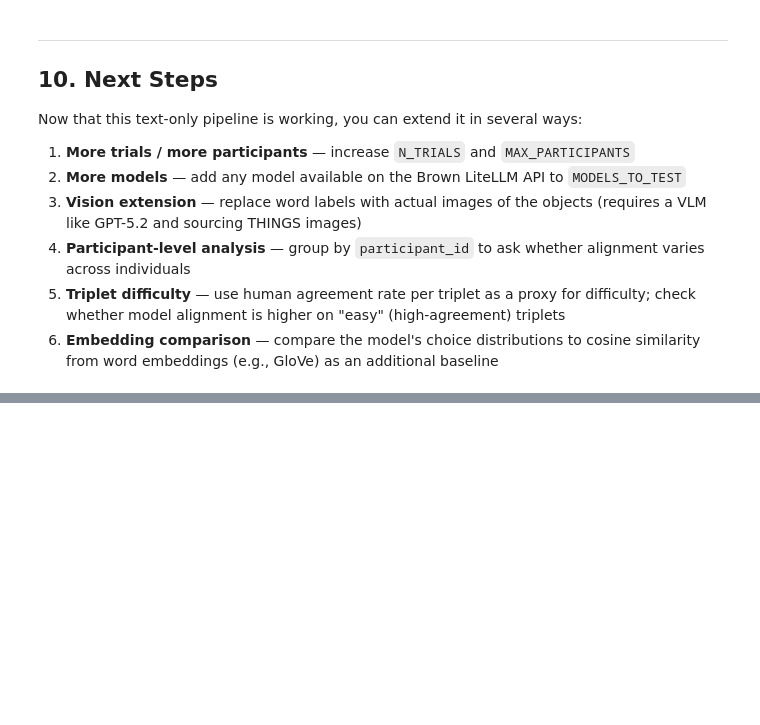
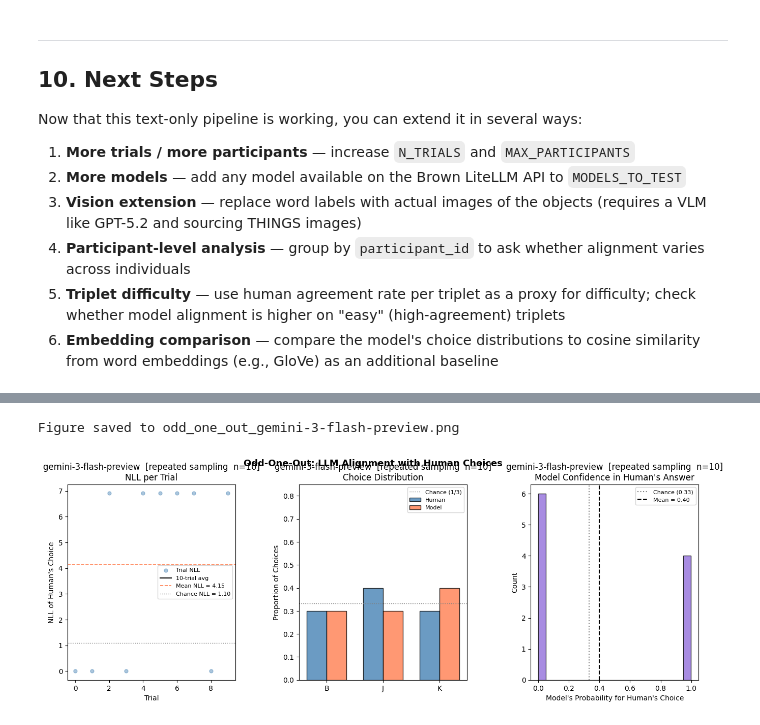
Before and after one commit to BaritoDespacito/CPSY-1950-Project-Demo, a Jupyter notebook: odd_one_out_pipeline.ipynb, the cells around one changed output, grey strips where cells are left out. Drawn from its saved outputs; the diff is of its cells as text; code cells hidden in the pictures; blank space fills up the shorter version.

```diff
--- a/odd_one_out_pipeline.ipynb
+++ b/odd_one_out_pipeline.ipynb
@@ -614,0 +1117,31 @@ Now that this text-only pipeline is working, you can extend it in several ways:
+# %%
+# ── Configuration ─────────────────────────────────────────────────────────────
+SAMPLING_MODEL       = "gemini-3-flash-preview"
+N_TRIALS_SAMPLING    = 10
+N_SAMPLES_PER_TRIAL  = 10
+SAMPLING_SEED        = 42
+# ─────────────────────────────────────────────────────────────────────────────
+
+sampling_trial_subset, sampling_coverage = select_vision_trials(
+    all_trials, N_TRIALS_SAMPLING, seed=SAMPLING_SEED
+)
+
+print(f"\nRunning: {SAMPLING_MODEL}  ({N_SAMPLES_PER_TRIAL} samples/trial)")
+gemini_results = run_odd_one_out_sampling(
+    model_id    = SAMPLING_MODEL,
+    trials      = sampling_trial_subset,
+    n_samples   = N_SAMPLES_PER_TRIAL,
+    temperature = 1.0,
+    use_vision  = False,   # flip to True once THINGS images are downloaded
+    verbose     = True,
+)
+
+gemini_df = pd.DataFrame(gemini_results)
+print(f"\n--- Results: {SAMPLING_MODEL} (sampling n={N_SAMPLES_PER_TRIAL}) ---")
+print(f"  Top-1 accuracy (vs human): {gemini_df['correct'].mean():.3f}")
+print(f"  Mean NLL:                  {gemini_df['nll'].mean():.3f}  (chance = {math.log(3):.3f})")
+print(f"  Mean parse failures/trial: {gemini_df['n_parse_failed'].mean():.1f}")
+print(f"  Fully image-only trials:   {sampling_coverage['n_image_only']}/{len(sampling_trial_subset)}"
+      f" ({sampling_coverage['pct_image_only']:.0%})")
+print(f"  Partial image trials:      {sampling_coverage['n_partial_image']}/{len(sampling_trial_subset)}")
+print(f"  Text-only fallback trials: {sampling_coverage['n_text_only']}/{len(sampling_trial_subset)}")
@@ -614,0 +1170,10 @@ Now that this text-only pipeline is working, you can extend it in several ways:
+# %%
+plot_results(
+    gemini_df,
+    model_id     = SAMPLING_MODEL,
+    method_label = f"repeated sampling  n={N_SAMPLES_PER_TRIAL}",
+    save_path    = f"odd_one_out_{SAMPLING_MODEL.replace('/', '_')}.png"
+)
+# %% [output]
+Figure saved to odd_one_out_gemini-3-flash-preview.png
+[figure, added]
```
Also changed, not shown: parts of 25 cells of this notebook, 7 other files.
